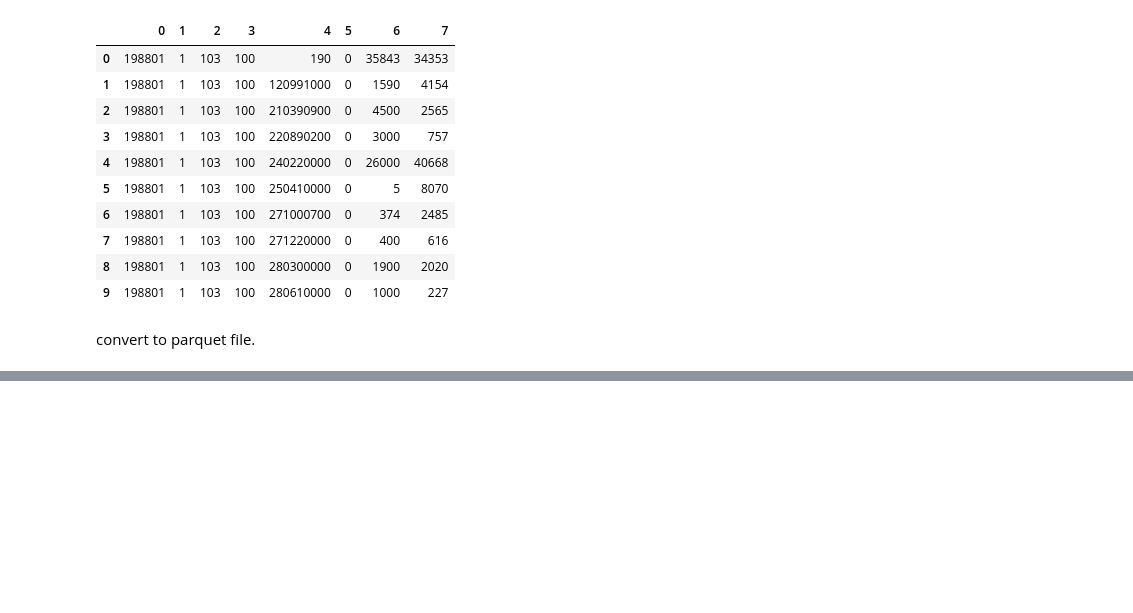
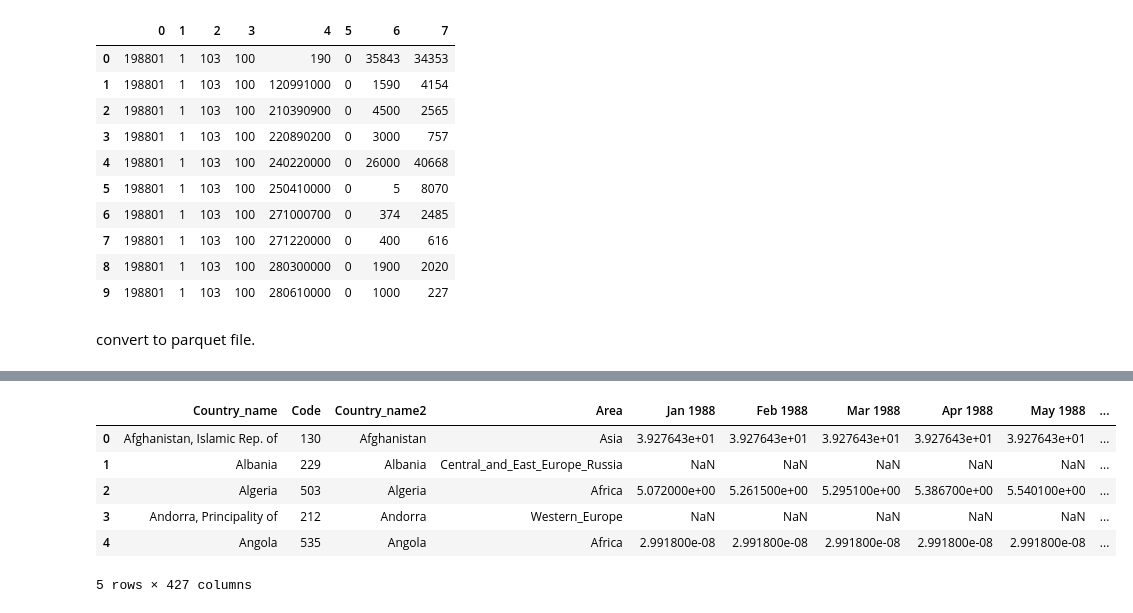
Before and after one commit to macs30123-s23/final-project-ayako, a Jupyter notebook: upload_data.ipynb, the cells around one changed output, grey strips where cells are left out. Cells and saved outputs as stored; diff of their text form; code cells hidden in the pictures; blank space fills up the shorter version.

```diff
--- a/upload_data.ipynb
+++ b/upload_data.ipynb
@@ -45,0 +161,2 @@ s3.upload_file("dataset/trade_1988_2020.parquet", "trade-final-project-bucket",
+# %%
+countrycodes = pd.read_csv("dataset/countrycodes.csv")
@@ -45,0 +167,2 @@ s3.upload_file("dataset/trade_1988_2020.parquet", "trade-final-project-bucket",
+# %%
+new_data2 = countrycodes.merge(data2, right_on=data2.columns[0], left_on="Country_name", how="inner")
@@ -45,0 +179,12 @@ s3.upload_file("dataset/trade_1988_2020.parquet", "trade-final-project-bucket",
+# %%
+new_data2 = new_data2.drop(new_data2.columns[[0,5]], axis=1)
+# %%
+new_data2.head()
+# %% [output]
+|  | Country_name | Code | Country_name2 | Area | Jan 1988 | Feb 1988 | Mar 1988 | Apr 1988 | May 1988 | ... |
+| 0 | Afghanistan, Islamic Rep. of | 130 | Afghanistan | Asia | 3.927643e+01 | 3.927643e+01 | 3.927643e+01 | 3.927643e+01 | 3.927643e+01 | ... |
+| 1 | Albania | 229 | Albania | Central_and_East_Europe_Russia | NaN | NaN | NaN | NaN | NaN | ... |
+| 2 | Algeria | 503 | Algeria | Africa | 5.072000e+00 | 5.261500e+00 | 5.295100e+00 | 5.386700e+00 | 5.540100e+00 | ... |
+| 3 | Andorra, Principality of | 212 | Andorra | Western_Europe | NaN | NaN | NaN | NaN | NaN | ... |
+| 4 | Angola | 535 | Angola | Africa | 2.991800e-08 | 2.991800e-08 | 2.991800e-08 | 2.991800e-08 | 2.991800e-08 | ... |
+5 rows × 427 columns
```
Also changed, not shown: parts of 25 cells of this notebook, 1 other file.
